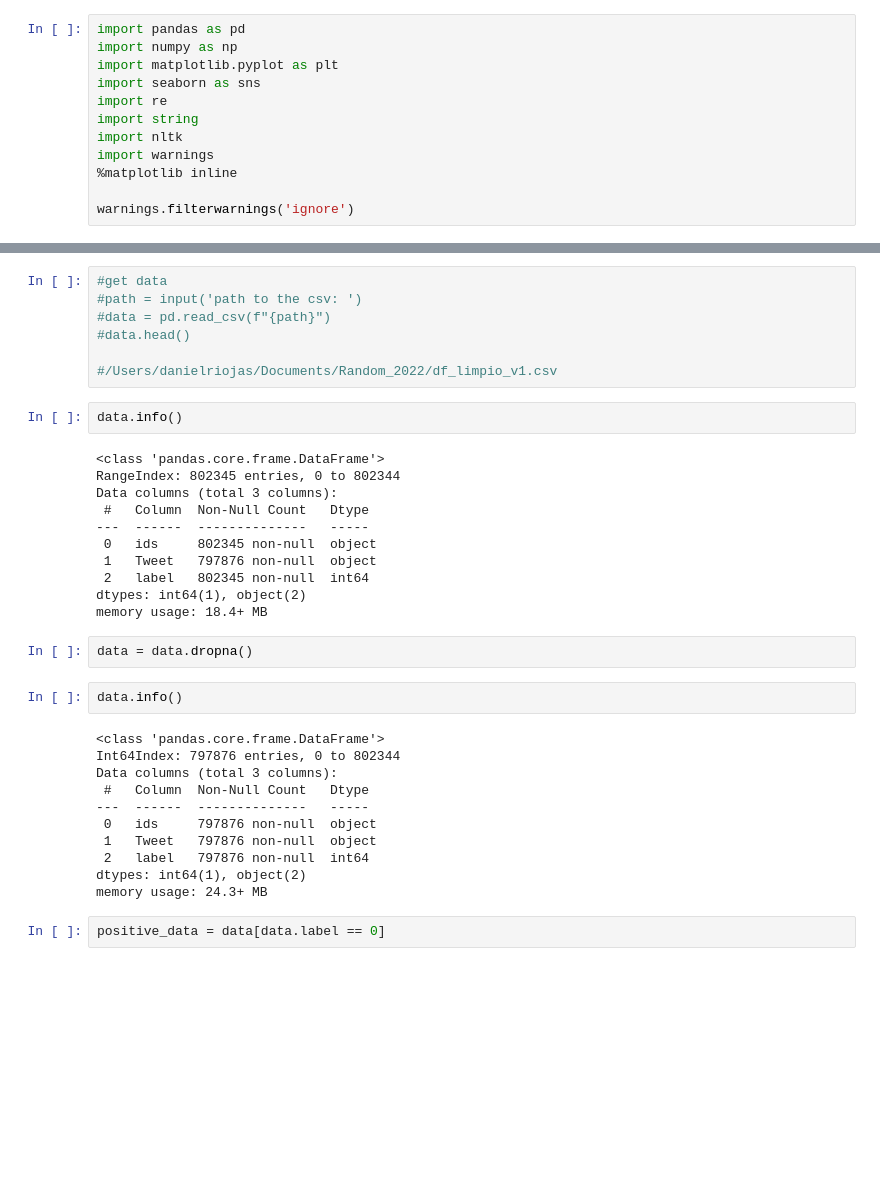
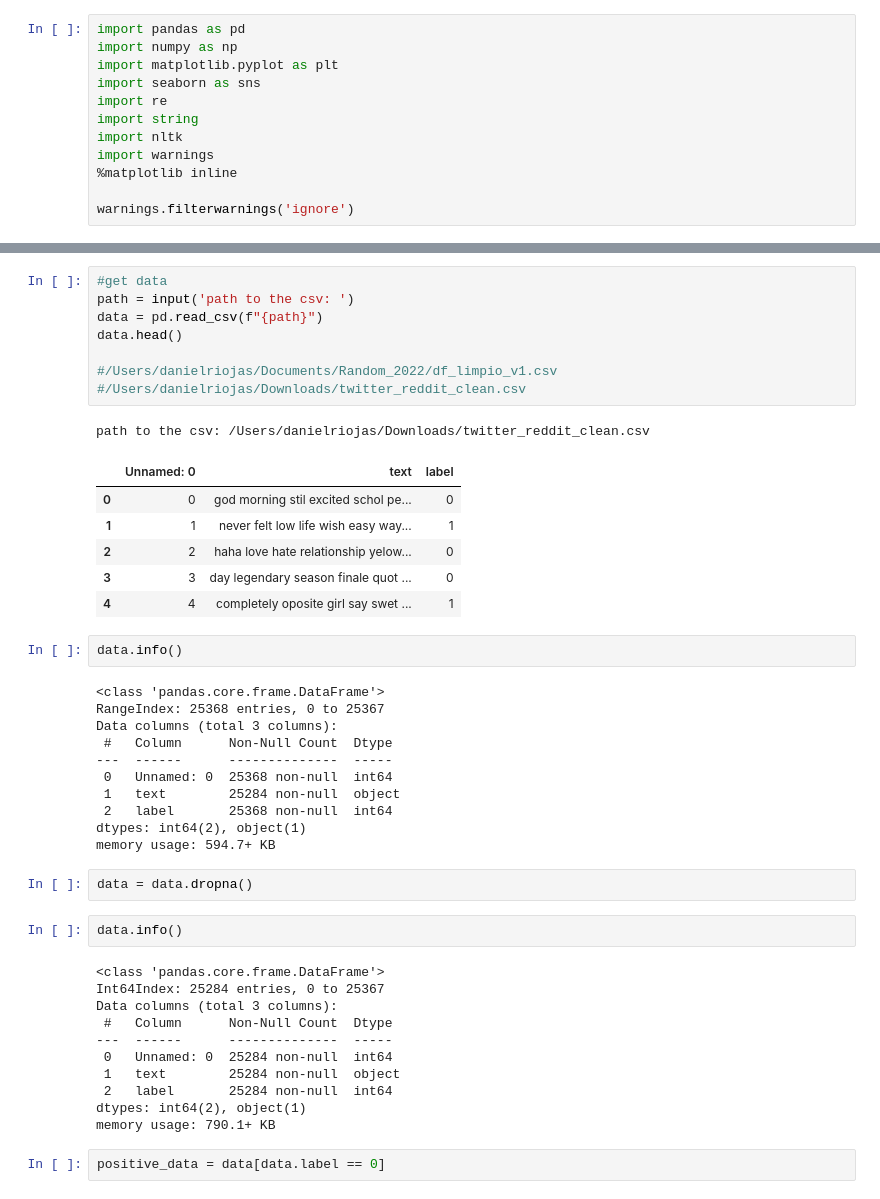
Before and after one commit to JoacoSoulez/Smart-Detector-of-Depressive-Disorder, a Jupyter notebook: notebooks/w2v_daniel.ipynb, the cells around one changed output, grey strips where cells are left out. Drawn from its saved outputs; the diff is of its cells as text; blank space fills up the shorter version.

```diff
--- a/notebooks/w2v_daniel.ipynb
+++ b/notebooks/w2v_daniel.ipynb
@@ -31,38 +23,47 @@ data.head()
 # %%
 #get data
-#path = input('path to the csv: ')
-#data = pd.read_csv(f"{path}")
-#data.head()
+path = input('path to the csv: ')
+data = pd.read_csv(f"{path}")
+data.head()
 
 #/Users/danielriojas/Documents/Random_2022/df_limpio_v1.csv
+#/Users/danielriojas/Downloads/twitter_reddit_clean.csv
+# %% [output]
+path to the csv: /Users/danielriojas/Downloads/twitter_reddit_clean.csv
+|  | Unnamed: 0 | text | label |
+| 0 | 0 | god morning stil excited schol pe... | 0 |
+| 1 | 1 | never felt low life wish easy way... | 1 |
+| 2 | 2 | haha love hate relationship yelow... | 0 |
+| 3 | 3 | day legendary season finale quot ... | 0 |
+| 4 | 4 | completely oposite girl say swet ... | 1 |
 # %%
 data.info()
 # %% [output]
 <class 'pandas.core.frame.DataFrame'>
-RangeIndex: 802345 entries, 0 to 802344
+RangeIndex: 25368 entries, 0 to 25367
 Data columns (total 3 columns):
- #   Column  Non-Null Count   Dtype
----  ------  --------------   -----
- 0   ids     802345 non-null  object
- 1   Tweet   797876 non-null  object
- 2   label   802345 non-null  int64
-dtypes: int64(1), object(2)
-memory usage: 18.4+ MB
+ #   Column      Non-Null Count  Dtype
+---  ------      --------------  -----
+ 0   Unnamed: 0  25368 non-null  int64
+ 1   text        25284 non-null  object
+ 2   label       25368 non-null  int64
+dtypes: int64(2), object(1)
+memory usage: 594.7+ KB
 # %%
 data = data.dropna()
 # %%
 data.info()
 # %% [output]
 <class 'pandas.core.frame.DataFrame'>
-Int64Index: 797876 entries, 0 to 802344
+Int64Index: 25284 entries, 0 to 25367
 Data columns (total 3 columns):
- #   Column  Non-Null Count   Dtype
----  ------  --------------   -----
- 0   ids     797876 non-null  object
- 1   Tweet   797876 non-null  object
- 2   label   797876 non-null  int64
-dtypes: int64(1), object(2)
-memory usage: 24.3+ MB
+ #   Column      Non-Null Count  Dtype
+---  ------      --------------  -----
+ 0   Unnamed: 0  25284 non-null  int64
+ 1   text        25284 non-null  object
+ 2   label       25284 non-null  int64
+dtypes: int64(2), object(1)
+memory usage: 790.1+ KB
 # %%
 positive_data = data[data.label == 0]
 # %%
```
Also changed, not shown: parts of 19 cells of this notebook, 1 other file.
